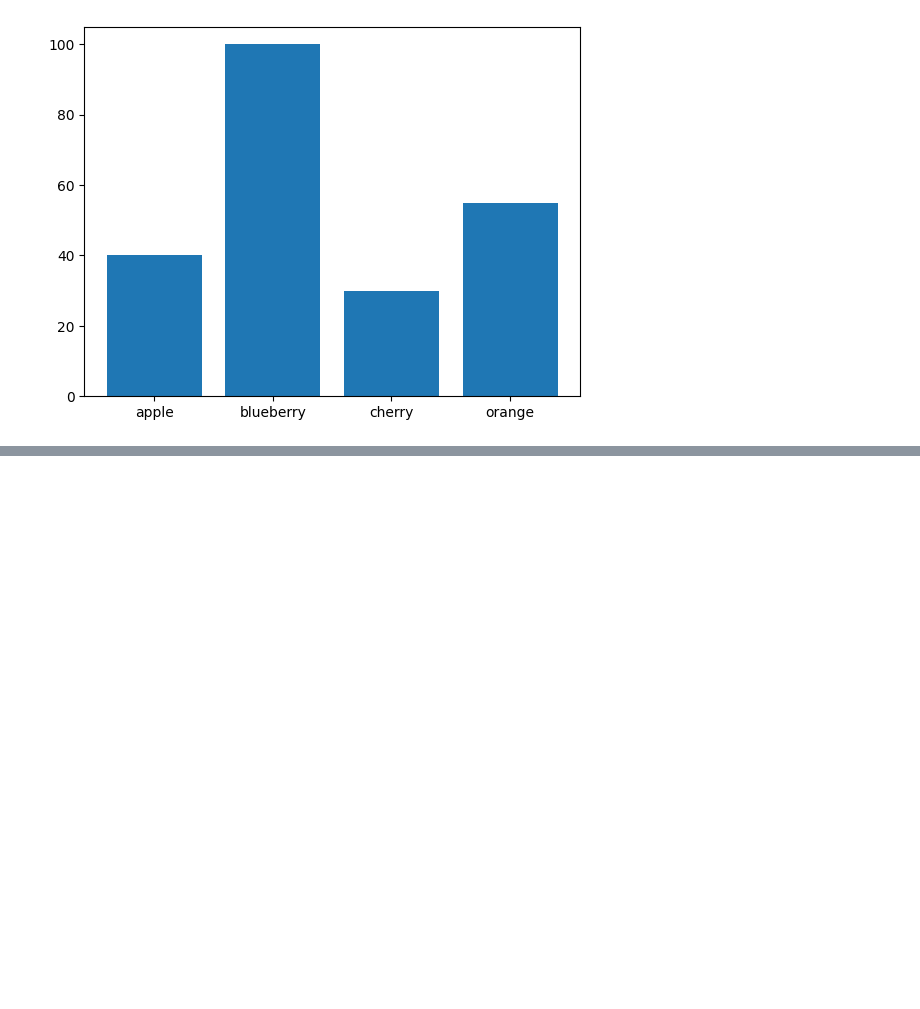
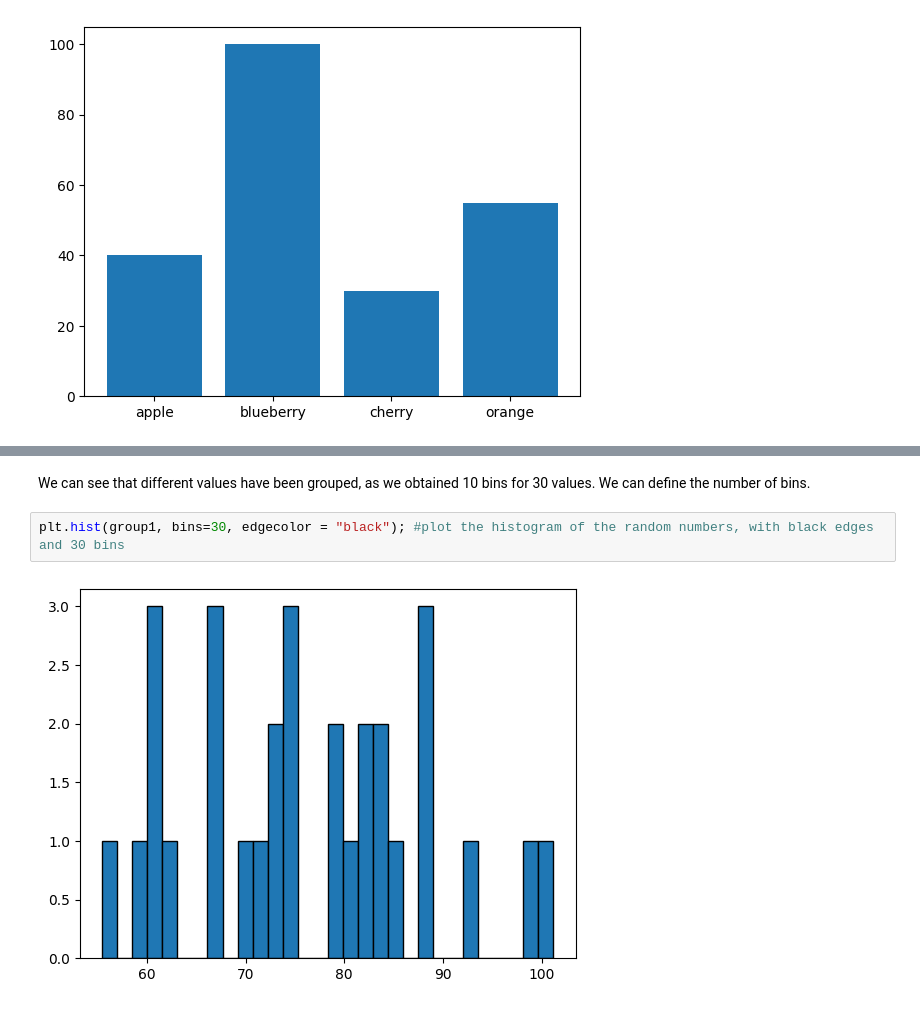
Before and after one commit to AnnaLoz28/principles_of_data_analytics, a Jupyter notebook: boxplots.ipynb, the cells around one changed output, grey strips where cells are left out. Cells and saved outputs as stored; diff of their text form; blank space fills up the shorter version.

```diff
--- a/boxplots.ipynb
+++ b/boxplots.ipynb
@@ -53,0 +84,7 @@ plt.bar(fruits, counts);
+# %% [markdown]
+We can see that different values have been grouped, as we obtained 10 bins for 30 values.
+We can define the number of bins.
+# %%
+plt.hist(group1, bins=30, edgecolor = "black"); #plot the histogram of the random numbers, with black edges and 30 bins
+# %% [output]
+[figure, added]
```
Also changed, not shown: parts of 15 cells of this notebook.
